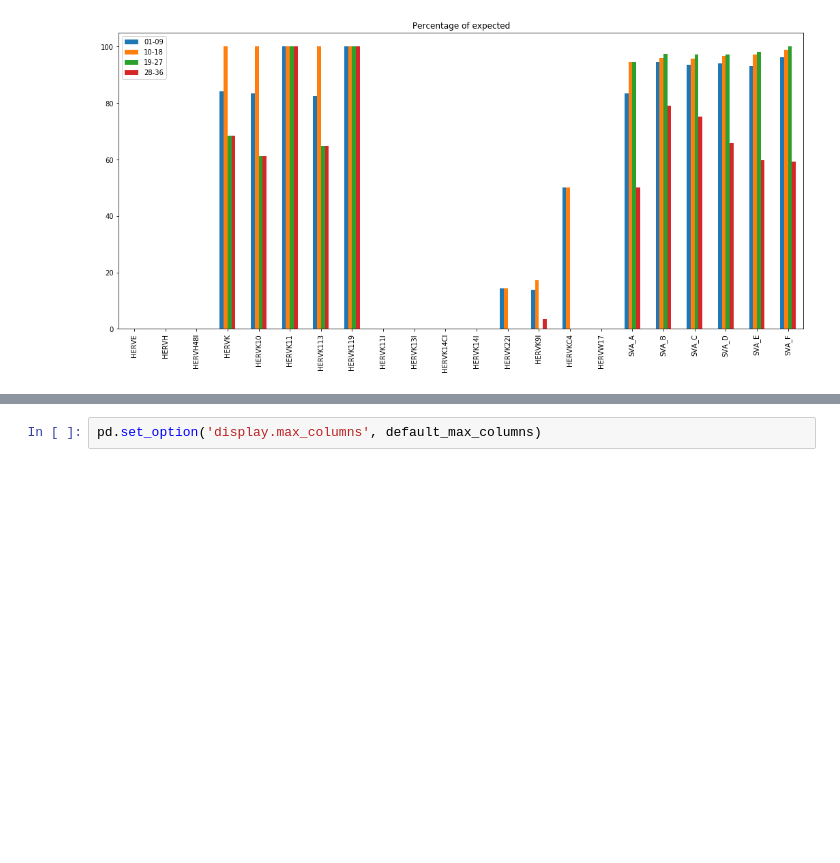
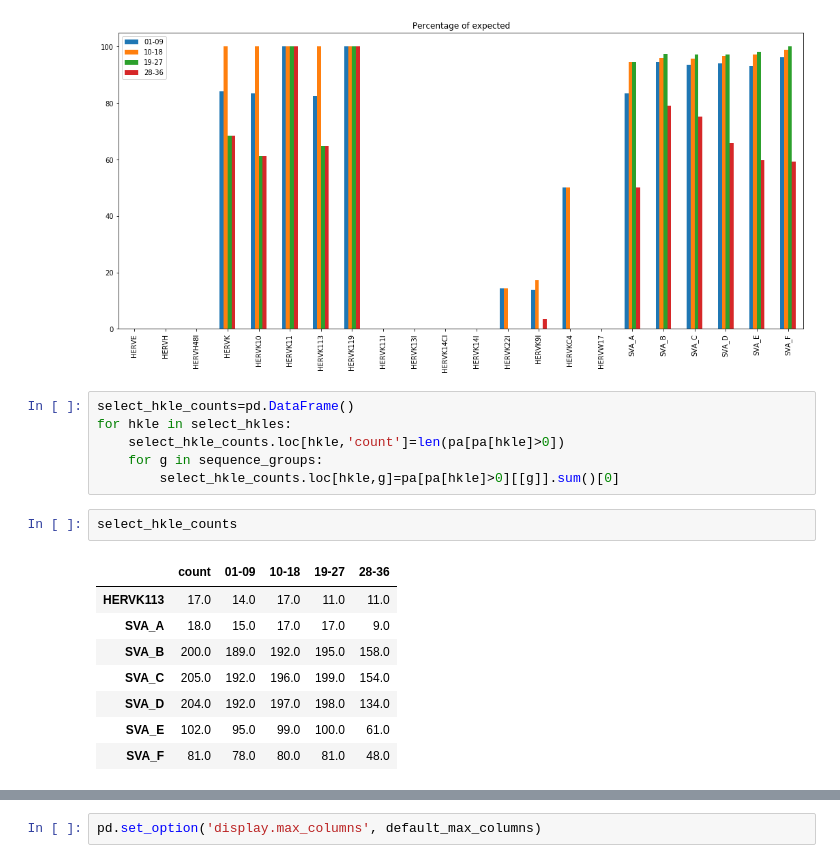
Before and after one commit to jakewendt/notebooks, a Jupyter notebook: 20210426-NA12878-HKLE-Seq.ipynb, the cells around one changed output, grey strips where cells are left out. Cells and saved outputs as stored; diff of their text form; blank space fills up the shorter version.

```diff
--- a/20210426-NA12878-HKLE-Seq.ipynb
+++ b/20210426-NA12878-HKLE-Seq.ipynb
@@ -249,3 +282,20 @@ hkle_percentage.plot.bar(y=sequence_groups, title="Percentage of expected")
 # %% [output]
 <matplotlib.axes._subplots.AxesSubplot at 0x...>
 [figure]
+# %%
+select_hkle_counts=pd.DataFrame()
+for hkle in select_hkles:
+    select_hkle_counts.loc[hkle,'count']=len(pa[pa[hkle]>0])
+    for g in sequence_groups:
+        select_hkle_counts.loc[hkle,g]=pa[pa[hkle]>0][[g]].sum()[0]
+# %%
+select_hkle_counts
+# %% [output]
+|  | count | 01-09 | 10-18 | 19-27 | 28-36 |
+| HERVK113 | 17.0 | 14.0 | 17.0 | 11.0 | 11.0 |
+| SVA_A | 18.0 | 15.0 | 17.0 | 17.0 | 9.0 |
+| SVA_B | 200.0 | 189.0 | 192.0 | 195.0 | 158.0 |
+| SVA_C | 205.0 | 192.0 | 196.0 | 199.0 | 154.0 |
+| SVA_D | 204.0 | 192.0 | 197.0 | 198.0 | 134.0 |
+| SVA_E | 102.0 | 95.0 | 99.0 | 100.0 | 61.0 |
+| SVA_F | 81.0 | 78.0 | 80.0 | 81.0 | 48.0 |
```
Also changed, not shown: parts of 9 cells of this notebook.
